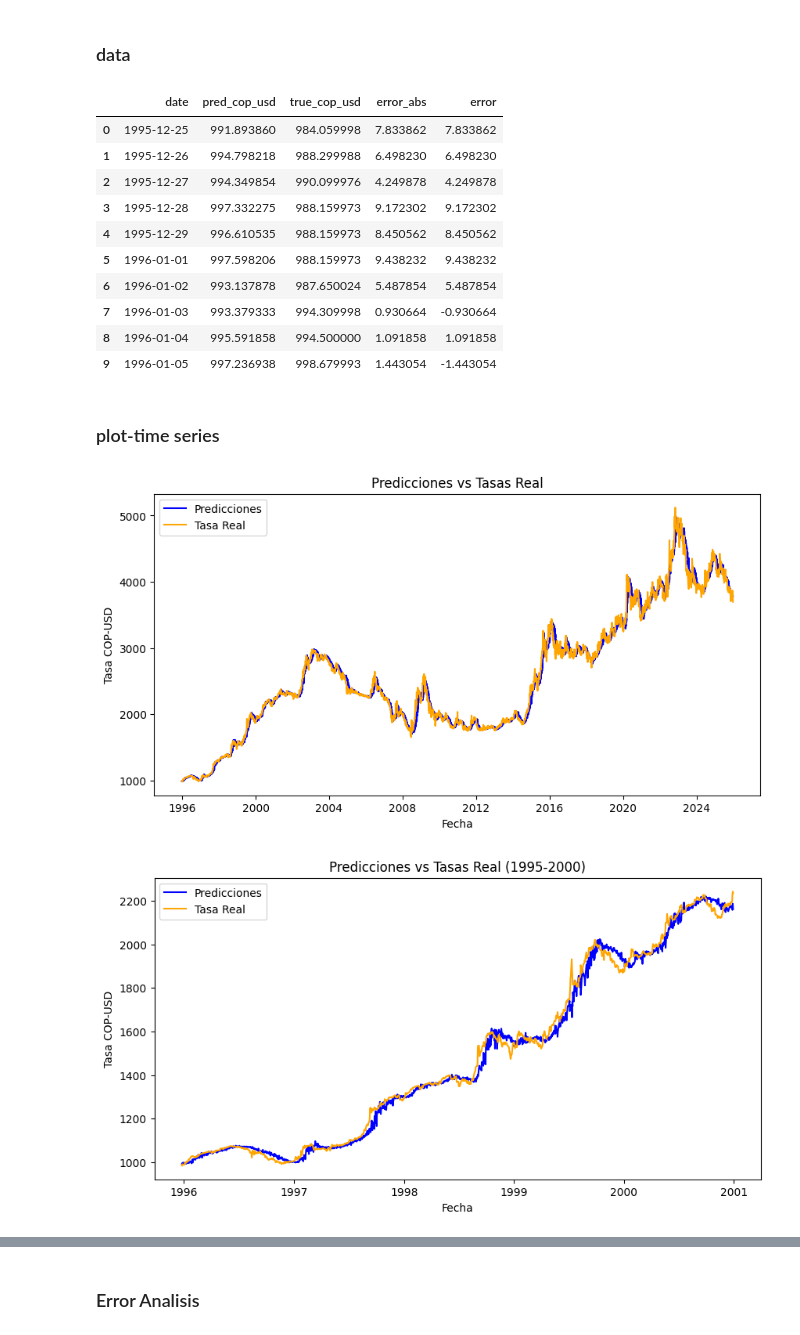
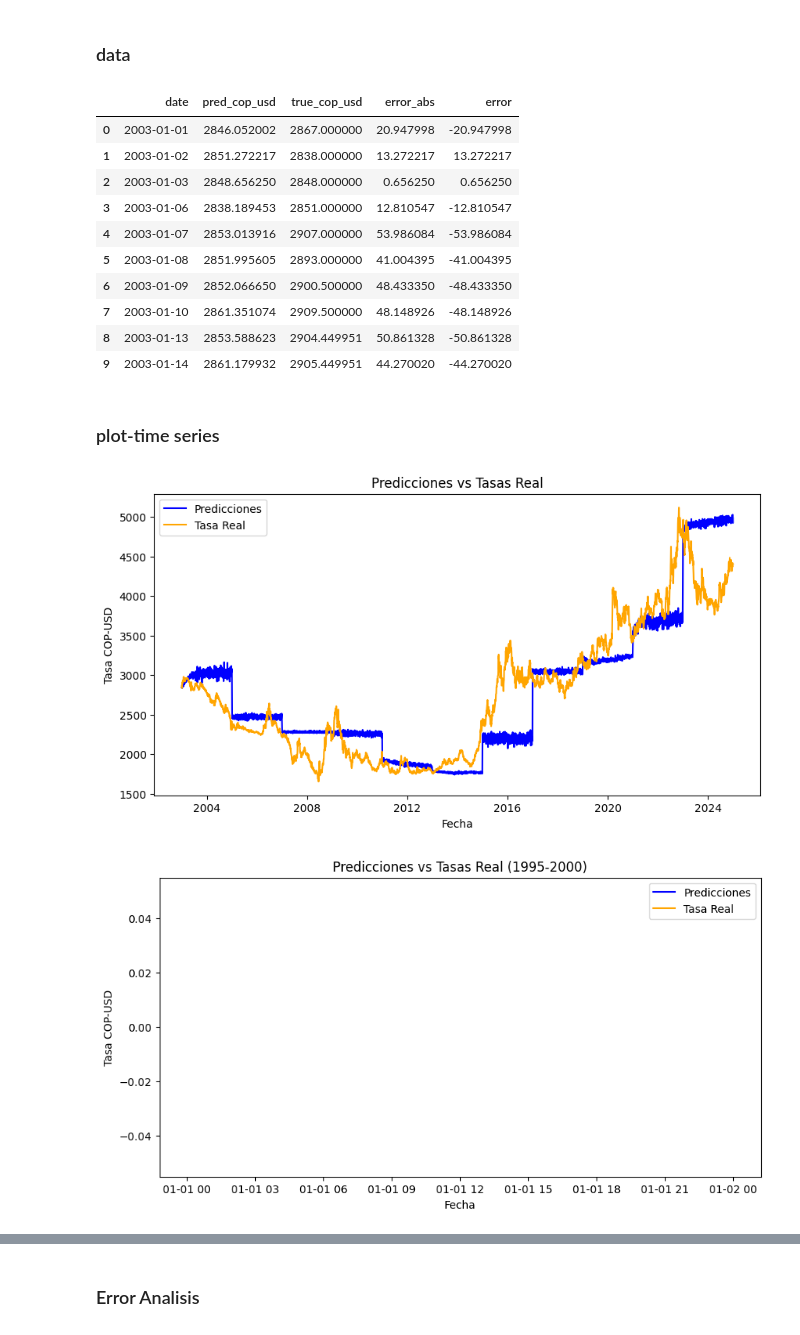
Before and after one commit to oscardi777/Test-Codigos, a Jupyter notebook: Rolling_Window_DFGCN/results_analisisDFGCN.ipynb, the cells around one changed output, grey strips where cells are left out. Cells and saved outputs as stored; diff of their text form; code cells hidden in the pictures.

```diff
--- a/Rolling_Window_DFGCN/results_analisisDFGCN.ipynb
+++ b/Rolling_Window_DFGCN/results_analisisDFGCN.ipynb
@@ -8,45 +8,50 @@ from scipy import stats
 # %% [markdown]
 ### data
 # %%
-DATA_PREDICTIONS_PATH = "data\\predictions_1993-2025_1_semana_156p_rol.csv"
+DATA_PREDICTIONS_PATH = "data\\predictions_1993-2025_2_anos_5p_rol.csv"
 
 def load_csv(path):
     return pd.read_csv(path)
 # %%
 df_predictions = load_csv(DATA_PREDICTIONS_PATH)[["date", "pred_cop_usd", "true_cop_usd", "error_abs"]]
 
+# 1. Asegurar formato fecha
 df_predictions["date"] = pd.to_datetime(df_predictions["date"])
 
+# 2. Ordenar cronológicamente (esto evita las líneas cruzadas en los plots)
+df_predictions = df_predictions.sort_values("date").reset_index(drop=True)
+
+# 3. Calcular el error
 df_predictions["error"] = df_predictions["pred_cop_usd"] - df_predictions["true_cop_usd"]
 
 df_predictions.head(10)
 # %% [output]
 |  | date | pred_cop_usd | true_cop_usd | error_abs | error |
-| 0 | 1995-12-25 | 991.893860 | 984.059998 | 7.833862 | 7.833862 |
-| 1 | 1995-12-26 | 994.798218 | 988.299988 | 6.498230 | 6.498230 |
-| 2 | 1995-12-27 | 994.349854 | 990.099976 | 4.249878 | 4.249878 |
-| 3 | 1995-12-28 | 997.332275 | 988.159973 | 9.172302 | 9.172302 |
-| 4 | 1995-12-29 | 996.610535 | 988.159973 | 8.450562 | 8.450562 |
-| 5 | 1996-01-01 | 997.598206 | 988.159973 | 9.438232 | 9.438232 |
-| 6 | 1996-01-02 | 993.137878 | 987.650024 | 5.487854 | 5.487854 |
-| 7 | 1996-01-03 | 993.379333 | 994.309998 | 0.930664 | -0.930664 |
-| 8 | 1996-01-04 | 995.591858 | 994.500000 | 1.091858 | 1.091858 |
-| 9 | 1996-01-05 | 997.236938 | 998.679993 | 1.443054 | -1.443054 |
+| 0 | 2003-01-01 | 2846.052002 | 2867.000000 | 20.947998 | -20.947998 |
+| 1 | 2003-01-02 | 2851.272217 | 2838.000000 | 13.272217 | 13.272217 |
+| 2 | 2003-01-03 | 2848.656250 | 2848.000000 | 0.656250 | 0.656250 |
+| 3 | 2003-01-06 | 2838.189453 | 2851.000000 | 12.810547 | -12.810547 |
+| 4 | 2003-01-07 | 2853.013916 | 2907.000000 | 53.986084 | -53.986084 |
+| 5 | 2003-01-08 | 2851.995605 | 2893.000000 | 41.004395 | -41.004395 |
+| 6 | 2003-01-09 | 2852.066650 | 2900.500000 | 48.433350 | -48.433350 |
+| 7 | 2003-01-10 | 2861.351074 | 2909.500000 | 48.148926 | -48.148926 |
+| 8 | 2003-01-13 | 2853.588623 | 2904.449951 | 50.861328 | -50.861328 |
+| 9 | 2003-01-14 | 2861.179932 | 2905.449951 | 44.270020 | -44.270020 |
 # %% [markdown]
 ### plot-time series
 # %%
-data_1994_2025 = df_predictions[df_predictions["date"] >= "1995-01-01"].copy()
+data_1994_2025 = df_predictions[df_predictions["date"] >= "1996-01-01"].copy()
 plt.figure(figsize=(10, 5))
 plt.plot(data_1994_2025["date"], data_1994_2025["pred_cop_usd"], label='Predicciones', color='blue')
 plt.plot(data_1994_2025["date"], data_1994_2025["true_cop_usd"], label='Tasa Real', color='orange')
 
 plt.title('Predicciones vs Tasas Real')
 plt.xlabel('Fecha')
 plt.ylabel('Tasa COP-USD')
 plt.legend()
 plt.show()
 # %% [output]
-[figure, old version]
+[figure, new version]
 # %%
 data_1995_2000 = df_predictions[(df_predictions["date"] >= "1995-01-01") & (df_predictions["date"] < "2001-01-01")]
 plt.figure(figsize=(10, 5))
@@ -59,7 +64,7 @@ plt.ylabel('Tasa COP-USD')
 plt.legend()
 plt.show()
 # %% [output]
-[figure, old version]
+[figure, new version]
 # %%
 data_2000_2005 = df_predictions[(df_predictions["date"] >= "2000-01-01") & (df_predictions["date"] < "2006-01-01")]
 plt.figure(figsize=(10, 5))
```
Also changed, not shown: parts of 13 cells of this notebook, 52 other files.
